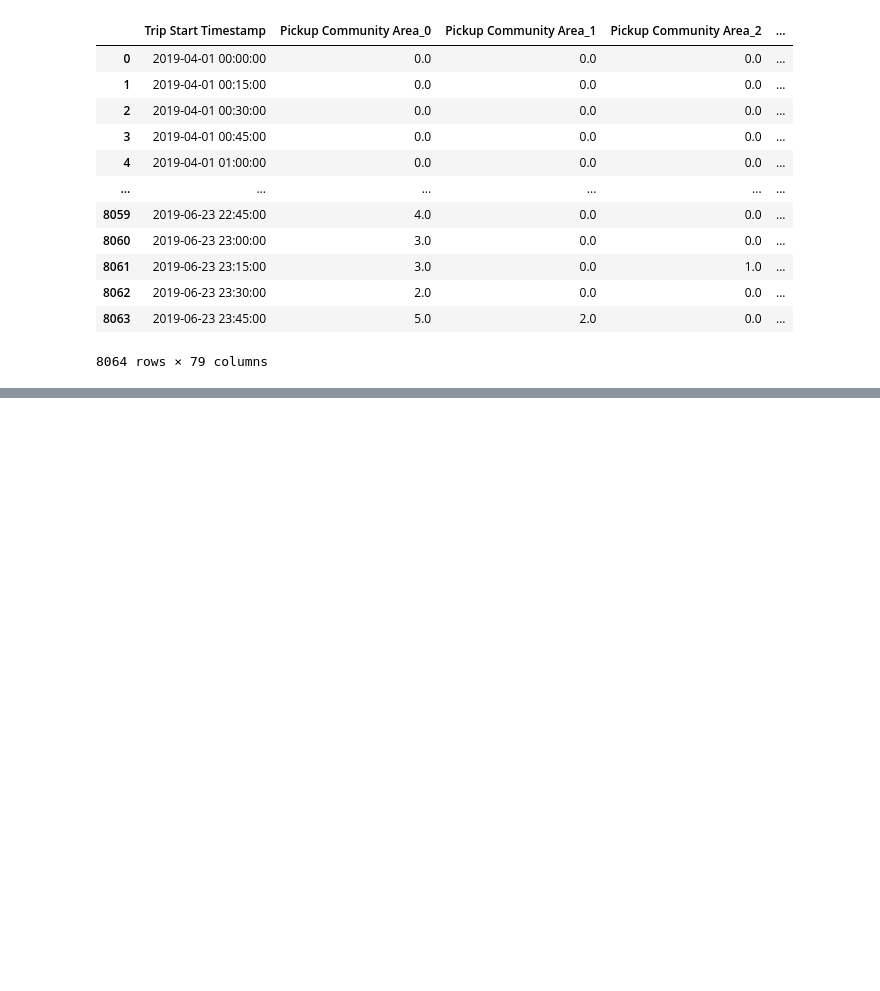
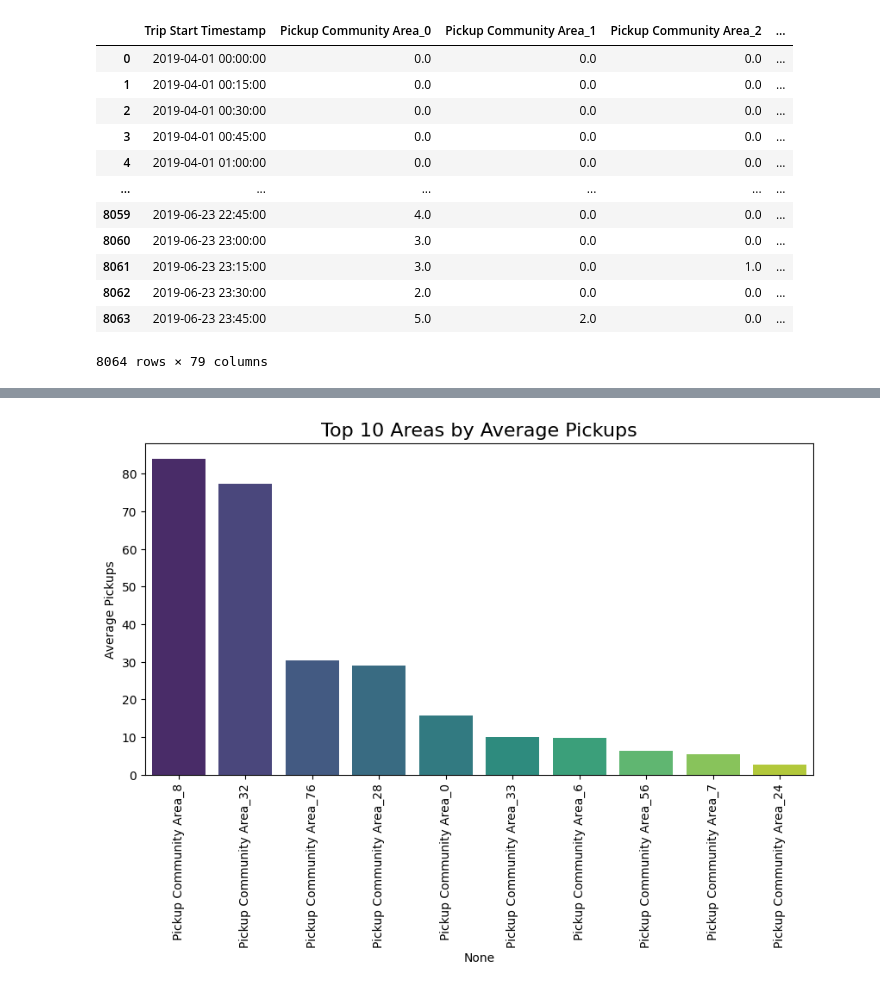
Before and after one commit to Kenuuey/taxi-demand-forecasting, a Jupyter notebook: src/taxi_demand_forecast.ipynb, the cells around one changed output, grey strips where cells are left out. Saved outputs shown, nothing was run; the diff lists cells and outputs as text; code cells hidden in the pictures; blank space fills up the shorter version.

```diff
--- a/src/taxi_demand_forecast.ipynb
+++ b/src/taxi_demand_forecast.ipynb
@@ -37,0 +65,17 @@ df_sub
+# %%
+mean_pickups = df.iloc[:, 1:].mean().sort_values(ascending=False)
+top_10 = mean_pickups.head(10)
+plt.figure(figsize=(10, 5))
+sns.barplot(
+    x=top_10.index,
+    y=top_10.values,
+    hue=top_10.index,
+    palette='viridis',
+    dodge=False
+)
+plt.xticks(rotation=90)
+plt.title('Top 10 Areas by Average Pickups', fontsize=16)
+plt.ylabel('Average Pickups')
+plt.show()
+# %% [output]
+[figure, added]
```
Also changed, not shown: parts of 25 cells of this notebook.
